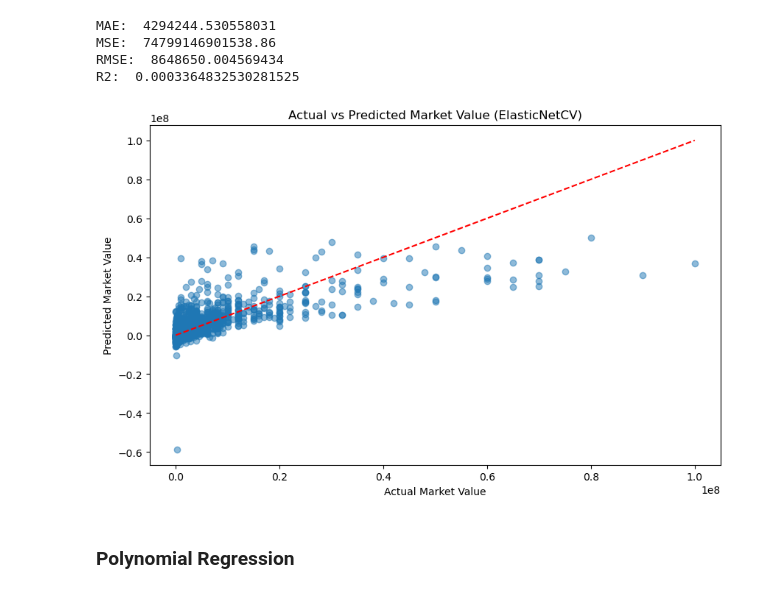
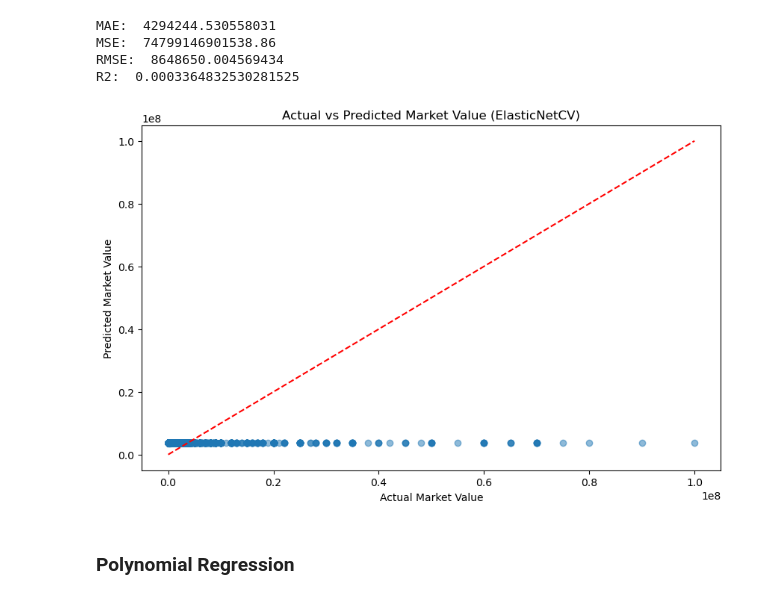
Before and after one commit to omercizmaz/football-player-market-value-prediction, a Jupyter notebook: football_player_market_value_prediction.ipynb, the cells around one changed output. Drawn from its saved outputs; the diff is of its cells as text; code cells hidden in the pictures.

```diff
--- a/football_player_market_value_prediction.ipynb
+++ b/football_player_market_value_prediction.ipynb
@@ -306,16 +306,16 @@ RMSE:  8648650.004569434
 R2:  0.0003364832530281525
 # %%
 plt.figure(figsize=(10, 6))
-plt.scatter(y_test, y_pred_test, alpha=0.5)
+plt.scatter(y_test, y_pred_elastic, alpha=0.5)
 min_val = min(y_test.min(), y_pred_elastic.min())
 max_val = max(y_test.max(), y_pred_elastic.max())
 plt.plot([min_val, max_val], [min_val, max_val], 'r--')
 plt.xlabel("Actual Market Value")
 plt.ylabel("Predicted Market Value")
 plt.title("Actual vs Predicted Market Value (ElasticNetCV)")
 plt.show()
 # %% [output]
-[figure, old version]
+[figure, new version]
 # %% [markdown]
 ### Polynomial Regression
 # %%
```
